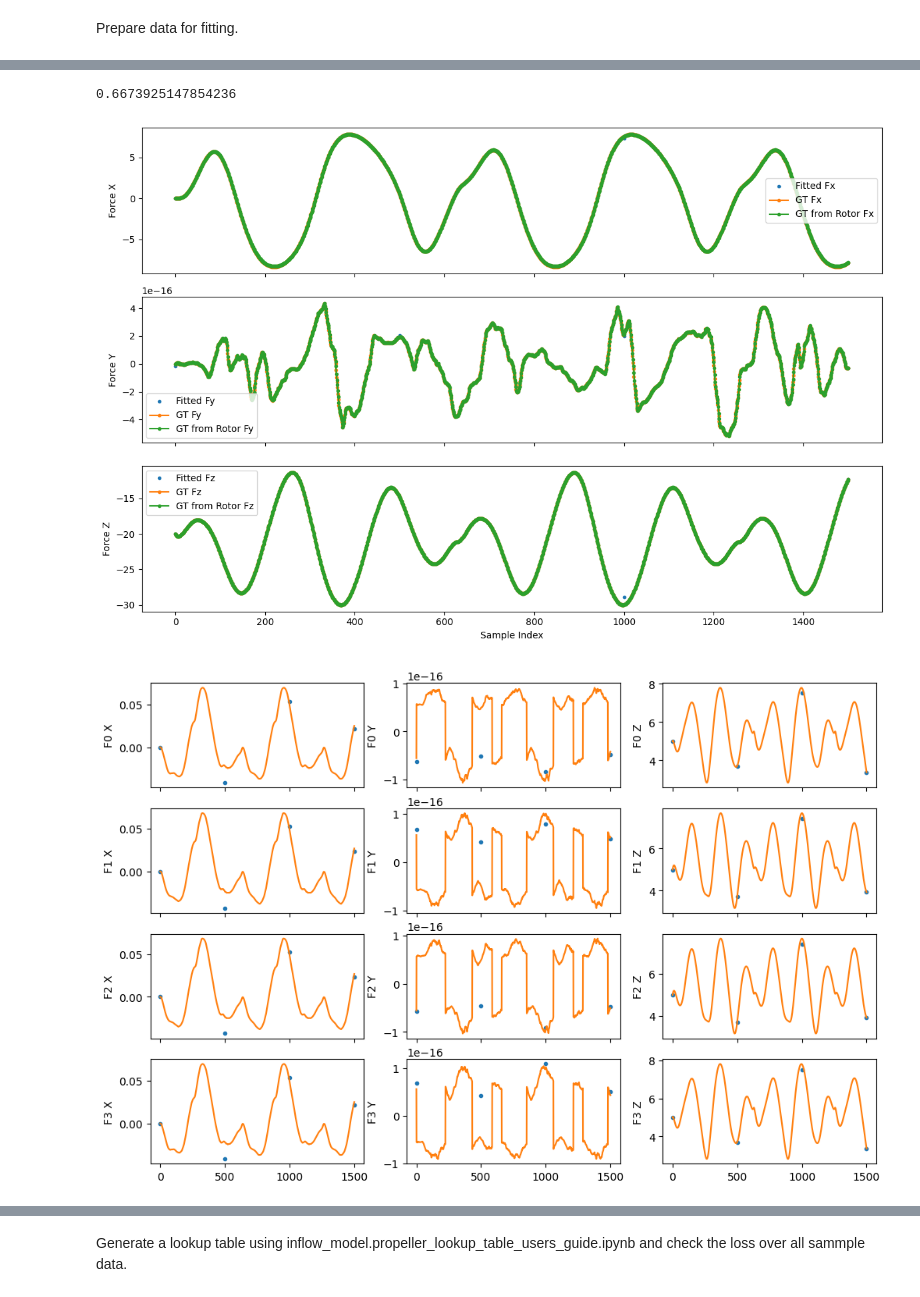
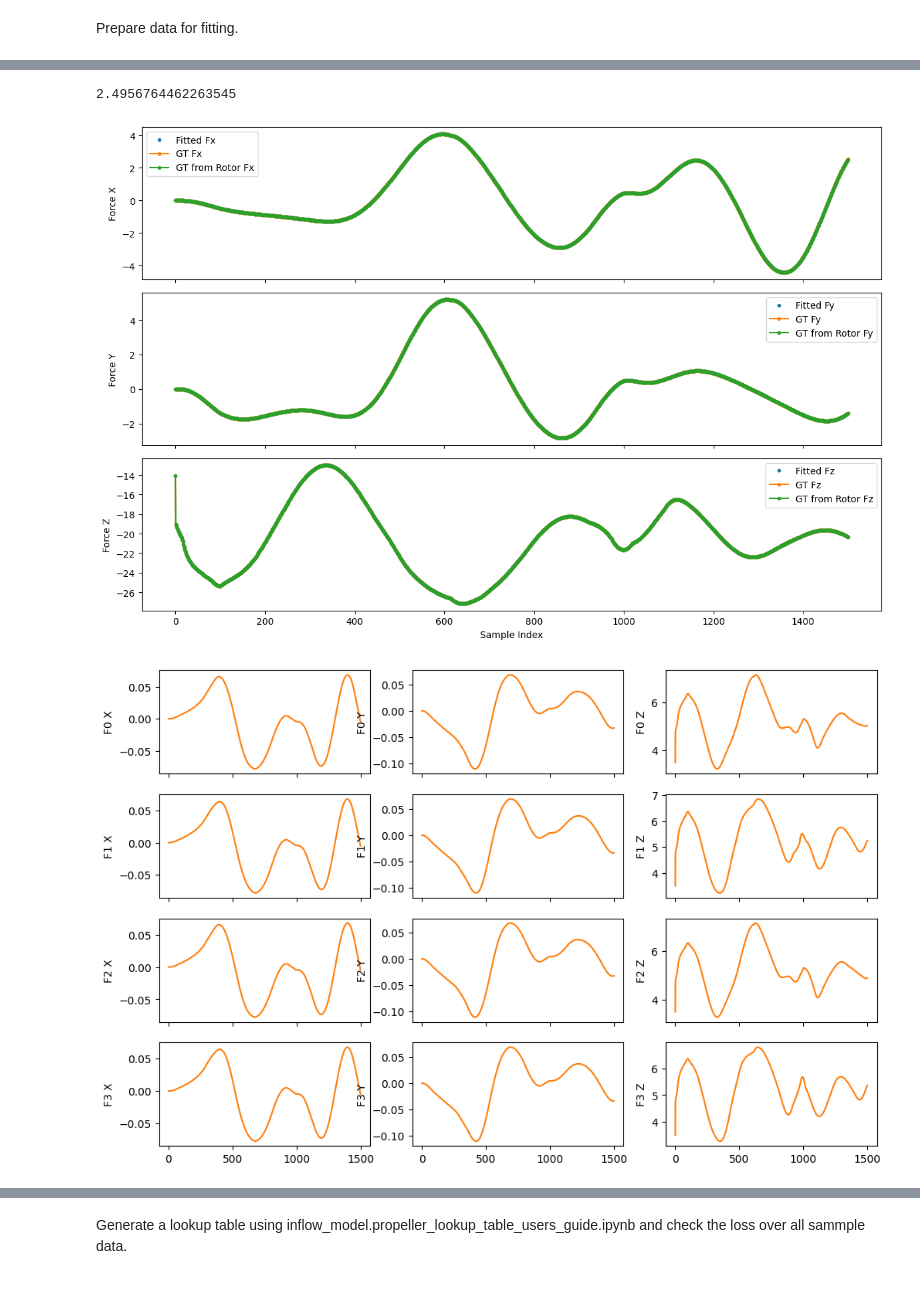
Before and after one commit to zzzzzzhym/DroneSimulator, a Jupyter notebook: learning/bemt_traditional_fit/bemt_param_fitter_users_guide.ipynb, the cells around one changed output, grey strips where cells are left out. Cells and saved outputs as stored; diff of their text form; code cells hidden in the pictures.

```diff
--- a/learning/bemt_traditional_fit/bemt_param_fitter_users_guide.ipynb
+++ b/learning/bemt_traditional_fit/bemt_param_fitter_users_guide.ipynb
@@ -59,6 +59,6 @@ wind_near_wall_bemt_fitting_validation\test_wind_near_wall_xn5_0_y0_0_zn4_0_d0_5
 fitter = bemt_param_fitter.BemtParamFitter()
 x = np.array([5.3, 1.7, 1.8, np.radians(20.6)]) # ground truth
 fitter.adjust_resolution(True)
-fitter.get_loss(x, datasets[:2], can_log=True)
-# fitter.get_loss(x, datasets_validation, can_log=True)
+lookup_table = propeller_lookup_table.PropellerLookupTable.Reader("apc_8x6_with_trail")
+fitter.get_loss(x, datasets[1:2], can_log=True, lookup_table=lookup_table, is_using_lookup_table=False)
 # %% [output]
@@ -66,3 +82,3 @@ Current loss: 0.6673925147854236
-0.6673925147854236
+2.4956764462263545
-[figure, old version]
+[figure, new version]
-[figure, old version]
+[figure, new version]
```
Also changed, not shown: parts of 5 cells of this notebook, 5 other files.
